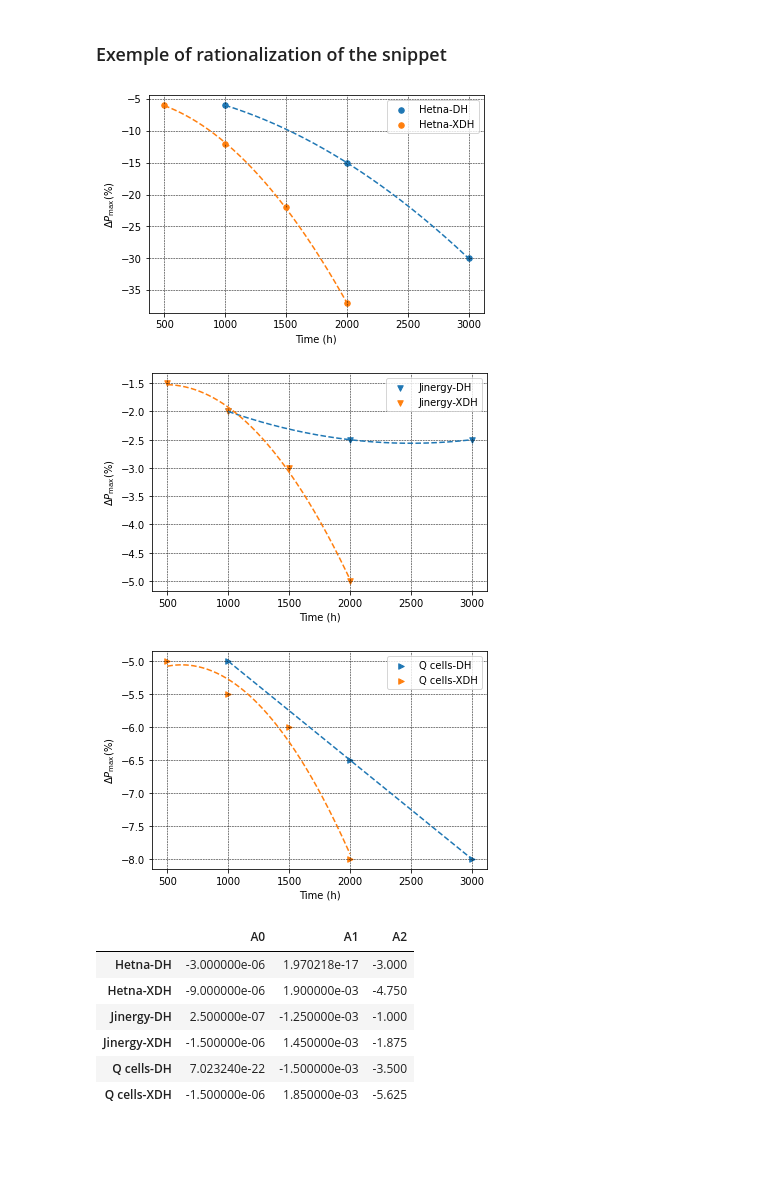
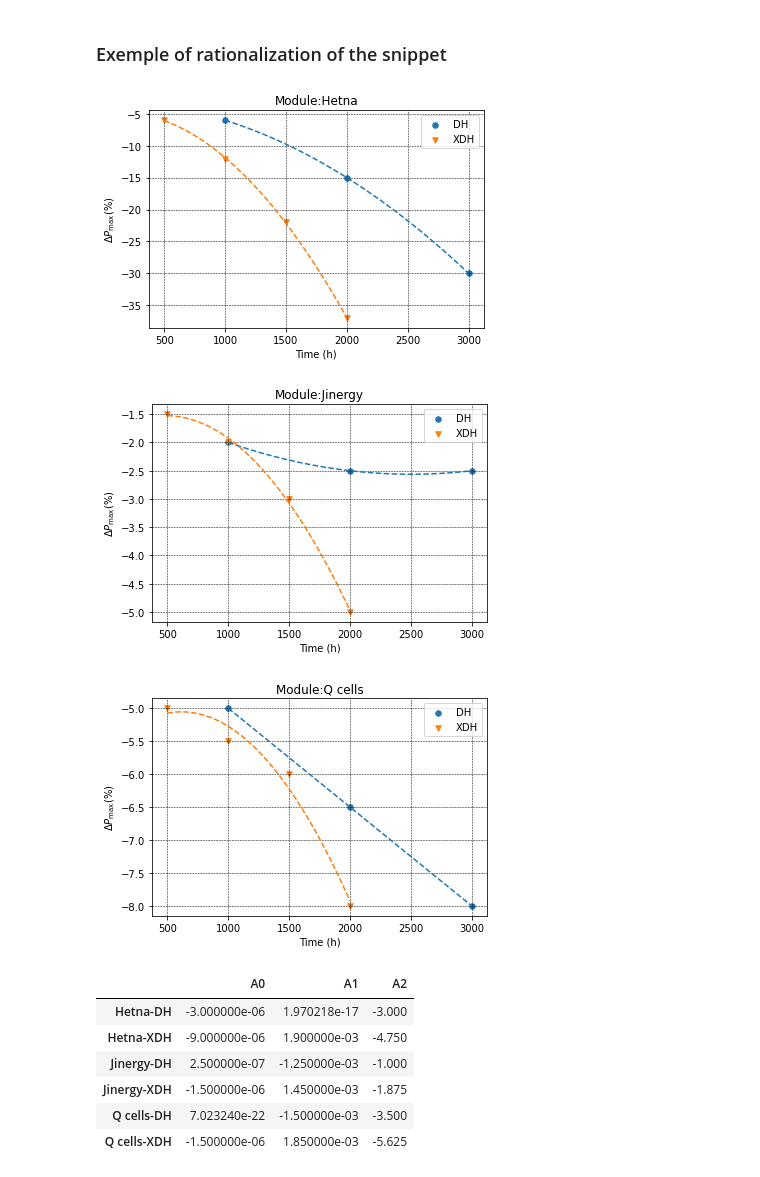
Before and after one commit to Bertin-fap/PVcharacterization, a Jupyter notebook: python courses.ipynb, the cells around one changed output. Drawn from its saved outputs; the diff is of its cells as text; code cells hidden in the pictures; blank space fills up the shorter version.

Commit message:
reoganization of module and jupyter notebook

```diff
--- a/python courses.ipynb
+++ b/python courses.ipynb
@@ -176,8 +340,8 @@ plt.show()
 # Standard Library import
 import keyword
 
-for i, keyword in enumerate(keyword.kwlist): #Ho my gosh you recast keyword !!!
-    print(f'{str(i).rjust(10)}: {keyword}')
+for i, key_word in enumerate(keyword.kwlist): #Ho my gosh you recast keyword !!!
+    print(f'{str(i).rjust(10)}: {key_word}')
 
 
 list_my_keywords = ["if","None","trarmiz"]
@@ -230,7 +394,6 @@ AttributeError: 'str' object has no attribute 'iskeyword'
 import pandas as pd
 import matplotlib.pyplot as plt
 
-ORDER = 2
 
 file = r'C:\Users\franc\PVcharacterization_files\essai_fit.xlsx'
 df = pd.read_excel(file)
@@ -263,14 +426,11 @@ for index_row in df.index:
         if not test:
             x_for_fit.append(x1)
             y_for_fit.append(y1)
-    z = np.polyfit(x_for_fit, y_for_fit, ORDER)
+    z = np.polyfit(x_for_fit, y_for_fit, 2)
     dic_coef[label] = z
     p = np.poly1d(z)
     plt.scatter(x,y,label=label,marker=marker[index_row],s=30)
     plt.plot(x_fit,p(x_fit),'--')
-plt.grid(color='k', linestyle='--', linewidth=0.5)
-plt.xlabel('Time (h)')
-plt.ylabel('$\Delta {P_{\max }}(\% )$')
 plt.legend()
 
 df_coeff = pd.DataFrame(dic_coef).T
@@ -318,6 +478,8 @@ def read_and_clean(file):
             DH            -2%          -2,50%       -2,50%
     ======= ===== ====== ====== =====  ===== ====== ======
 
+    where the first colon is the module name, the second colon is the experiment name.
+
     The data are cleaned as follow:
 
     - the missing values of the column are filled as follow Hetna,Hetna,Qcell,Qcell,...
@@ -328,14 +490,15 @@ def read_and_clean(file):
        file (Path): absolute na of the .xlsx file
 
     Returns:
-       dic_values (dict): dictionary keyed by label of the named tuples:
-                          data_struct.x containing the x clean values
-                          data_struct.y containing the y clean values
+       dic_values (list of tuples):(module,
+                                    experiment,
+                                    data_struct.x containing the x clean values
+                                    data_struct.y containing the y clean values)
 
     Examples:
-       {'Hetna-XDH':([500,1000,1500,2000],[-6,-12,-22,-37]),
-       'Hetna-DH':([1000,2000,3000],[-6,-15,-30]),
-       ...}
+       [('Hetna', 'XDH',[500,1000,1500,2000],[-6,-12,-22,-37]),
+        ('Hetna','DH',[1000,2000,3000],[-6,-15,-30]),
+       ...]
 
     '''
 
@@ -348,7 +511,9 @@ def read_and_clean(file):
 
     dic_values = {}
     data_struct = namedtuple("x_y",
-                             ["x",
+                             ["module",
+                              "experiment",
+                              "x",
                               "y",
                              ]
                              )
@@ -370,22 +535,22 @@ def read_and_clean(file):
 
     # Takes care of nan y_i data value by skipping (x_i,y_i) tuples when y_i in nan
     x = [float(val_col[0:-1]) for val_col in df.columns if 'h' in val_col] # Built the time list
-
+    list_tuples =[]
     for index_row in df.index:
-        label = df.iloc[index_row,0]+ '-' + df.iloc[index_row,1]
         y = df.iloc[index_row,np.r_[2:len(df.columns)]].tolist()
         x_clean = []
         y_clean = []
         for x1, y1, test in zip(x,y,np.isnan(y)):
             if not test:
                 x_clean.append(x1)
-                y_clean.append(y1*100)
+                y_clean.append(y1*100) # Takes care of the casting to real value of -dd.dd% excel format
 
-        dic_values[label] = data_struct(x_clean,y_clean)
+        module, experiment = df.iloc[index_row,0], df.iloc[index_row,1]
+        list_tuples.append(data_struct(module, experiment,x_clean,y_clean))
 
-    return dic_values
+    return list_tuples
 
-def fit_curve(x,y,dic_coef):
+def fit_curve(x,y,dic_coef,label):
 
     '''
     The function fit_curve fit the set of tuples (x_i,y_i) by a polynom of order ORDER.
@@ -400,52 +565,45 @@ def fit_curve(x,y,dic_coef):
                                           x_fit list of the Nfit fitting ordinate
 
     '''
 
     # 3rd party imports
     import numpy as np
 
     assert len(x)>= ORDER+1, f'Cannot fit {len(x)} with a polynomial of order {ORDER}'
+
     x_fit = np.linspace(min(x),max(x),Nfit)
     z = np.polyfit(x, y, ORDER)
     dic_coef[label] = z
     p = np.poly1d(z)
     y_fit = p(x_fit)
     return (x_fit,y_fit)
 
 
-dic_values = read_and_clean(file)
+list_tuples = read_and_clean(file)
 
-new_list = []
-for label,values in dic_values.items():
-    module = label.split("-")[0]
-    experiment = label.split("-")[1]
-    new_list.append((module,experiment,values))
+dic_coef = {} # Contains the fitting coefficients keyed by <module>-<experiment>
 
-dic_coef = {}
-index = 0
-for module, g1 in groupby(sorted(new_list), lambda t: t[0]):
-    for dd in list(g1):
-        x,y = dd[1:][1].x,dd[1:][1].y
-        experiment = dd[1:][0]
-        label = module + '-' + experiment
-        x_fit,y_fit = fit_curve(x,y,dic_coef)
-        plt.scatter(x, y, label=label, marker=marker[index],s=30)
+for module, data_tuple in groupby(sorted(list_tuples), lambda t: t[0]): # group experiments per module
+    for index, data in enumerate(list(data_tuple)):
+        x,y = data.x,data.y
+        x_fit,y_fit = fit_curve(x,y,dic_coef,module+'-'+data.experiment)
+        plt.scatter(x, y, label=data.experiment, marker=marker[index],s=30)
         plt.plot(x_fit,y_fit,'--')
         plt.grid(color='k', linestyle='--', linewidth=0.5)
         plt.xlabel('Time (h)')
         plt.ylabel('$\Delta {P_{\max }}(\% )$')
         plt.legend()
-    index += 1
+    plt.title(f'Module:{module}')
     plt.show()
 
 
 df_coeff = pd.DataFrame(dic_coef).T
 df_coeff.rename(columns={i:'A'+str(i) for i in range(len(df_coeff.columns))},inplace=True)
 df_coeff.head(20)
 # %% [output]
-[figure, old version]
+[figure, new version]
-[figure, old version]
+[figure, new version]
-[figure, old version]
+[figure, new version]
 |  | A0 | A1 | A2 |
 | Hetna-DH | -3.000000e-06 | 1.970218e-17 | -3.000 |
 | Hetna-XDH | -9.000000e-06 | 1.900000e-03 | -4.750 |
```
Also changed, not shown: parts of 16 cells of this notebook, 8 other files.
